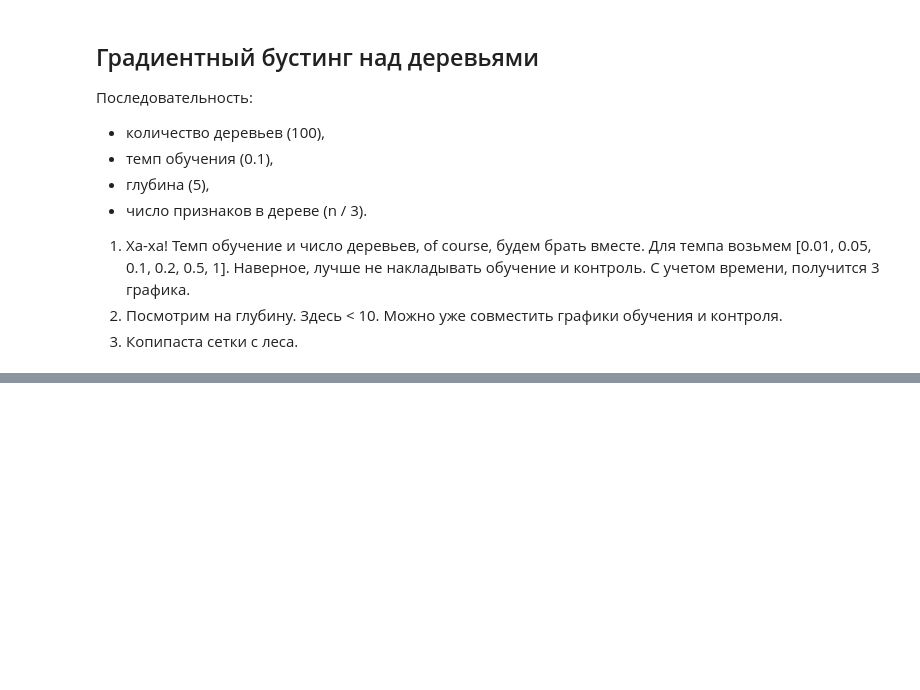
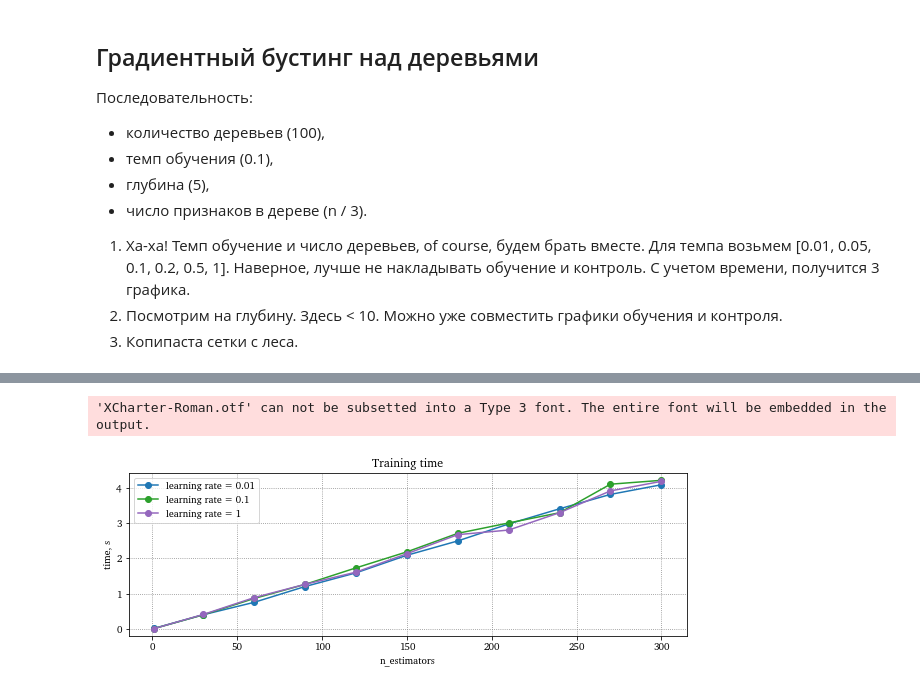
Before and after one commit to artnitolog/ensemble_learning_mmf_prac, a Jupyter notebook: experiments/experiments.ipynb, the cells around one changed output, grey strips where cells are left out. Cells and saved outputs as stored; diff of their text form; code cells hidden in the pictures; blank space fills up the shorter version.

```diff
--- a/experiments/experiments.ipynb
+++ b/experiments/experiments.ipynb
@@ -119,0 +164,24 @@ plt.plot(val_loss)
+# %%
+n_trees = [1] + list(range(30, 301, 30))
+lrs = [0.01, 0.1, 1]
+times = dict(zip(lrs, [[], [], []]))
+for lr in tqdm(lrs):
+    for i in tqdm(n_trees):
+        model = GradientBoostingMSE(n_estimators=i, learning_rate=lr,
+                                    max_depth=4, random_state=0)
+        times[lr].append(timeit(lambda: model.fit(X_train, y_train), number=3) / 3)
+# %%
+plt.figure(figsize=(10, 3))
+default_colors = [i['color'] for i in
+                  mpl.rcParams['axes.prop_cycle'].__dict__['_left']]
+for lr, c in zip(lrs, default_colors[0:5:2]):
+    plt.plot(n_trees, times[lr], marker='o',
+             c=c, label=f'learning rate = {lr}')
+plt.legend()
+plt.xlabel('n_estimators')
+plt.ylabel('time, s')
+plt.title('Training time')
+plt.savefig('vis/GBM_lr_time')
+# %% [output]
+'XCharter-Roman.otf' can not be subsetted into a Type 3 font. The entire font will be embedded in the output.
+[figure, added]
```
Also changed, not shown: parts of 12 cells of this notebook, 6 other files.
